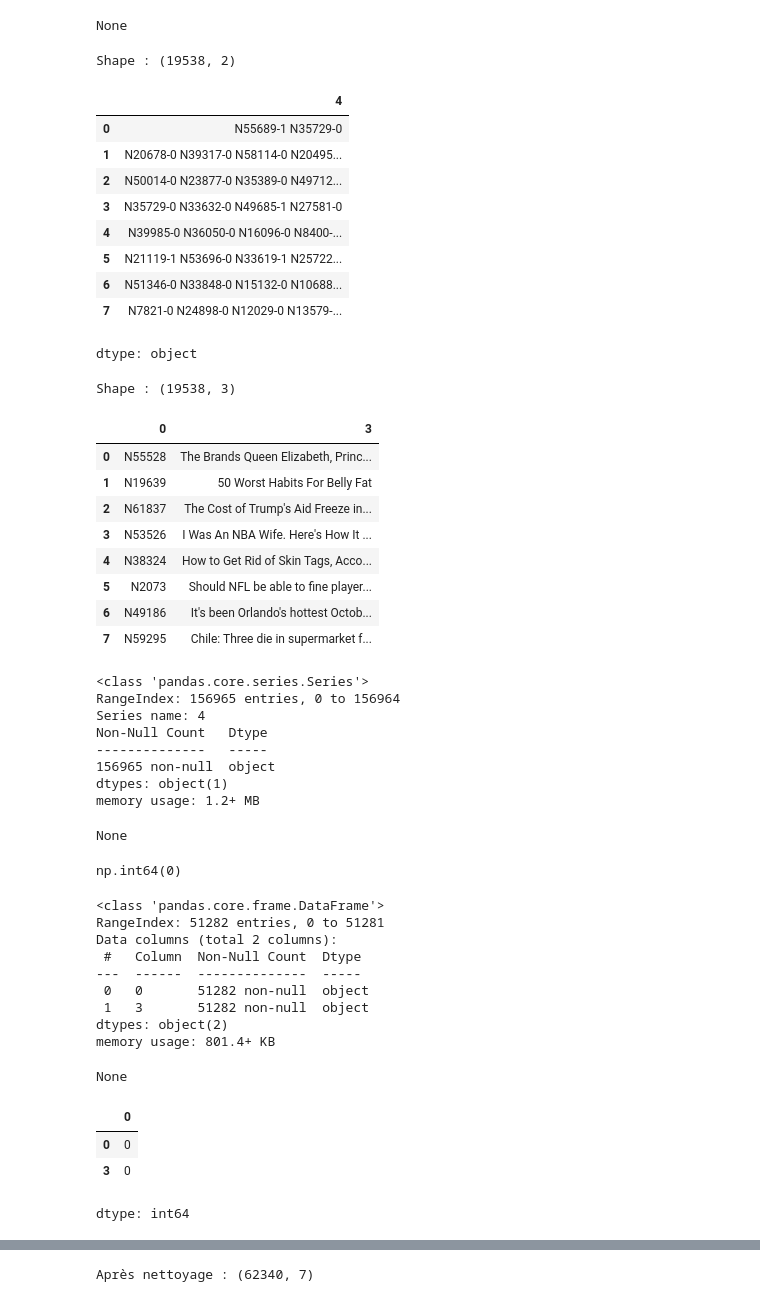
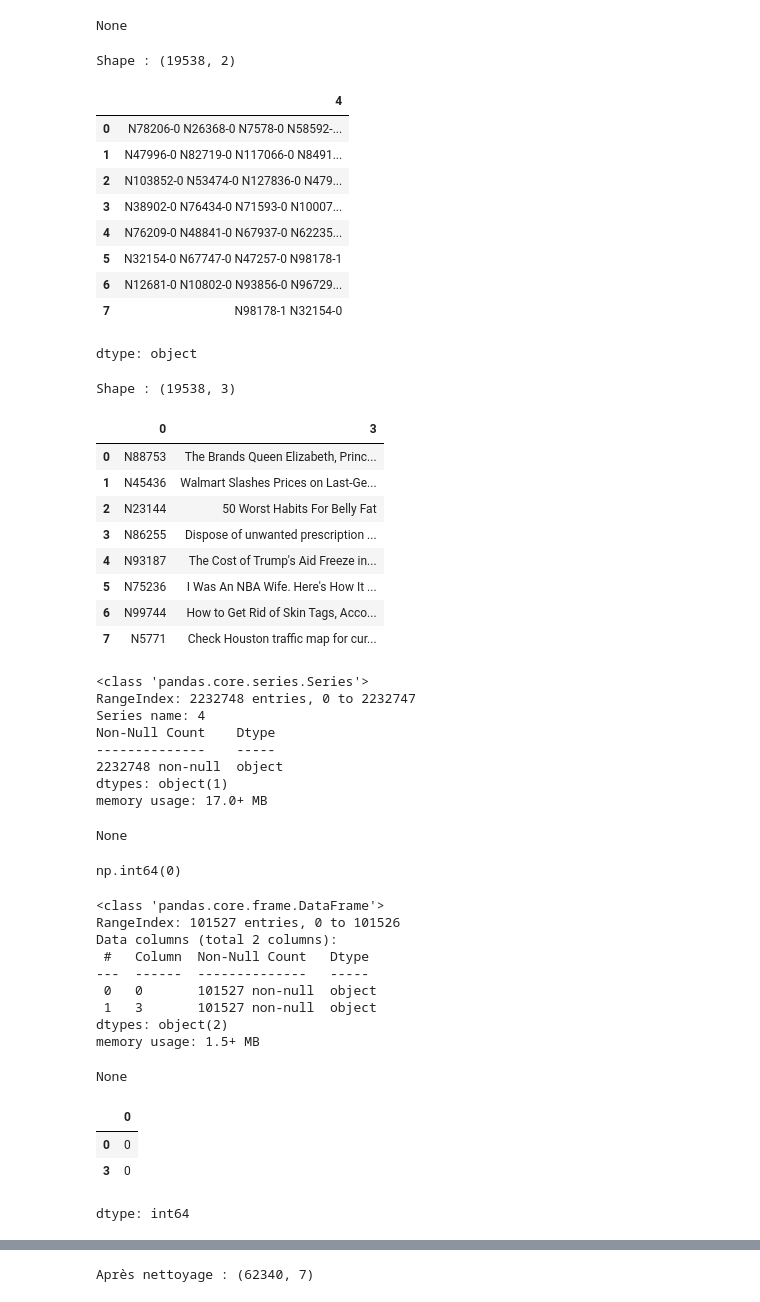
Before and after one commit to alexandre-cameron-borges/ACBorges_Clickscore_SDUDAnalytics, a Jupyter notebook: ACBorges_Clickscore_SDUDAnalytics.ipynb, the cells around one changed output, grey strips where cells are left out. Saved outputs shown, nothing was run; the diff lists cells and outputs as text; code cells hidden in the pictures.

```diff
--- a/ACBorges_Clickscore_SDUDAnalytics.ipynb
+++ b/ACBorges_Clickscore_SDUDAnalytics.ipynb
@@ -549,74 +564,74 @@ memory usage: 1.9+ MB
 None
 # %%
 # 1) Chemin vers fichier webis JSONL & 2) Charger le JSONL
-pathtableclickbait_e = "/content/drive/MyDrive/data/raw/mind/MINDsmall_train/behaviors.tsv"
-pathtableclickbait_e2 = "/content/drive/MyDrive/data/raw/mind/MINDsmall_train/news.tsv"
+pathtableclickbait_e = "/content/drive/MyDrive/data/raw/mind/MINDlarge_train/behaviors.tsv"
+pathtableclickbait_e2 = "/content/drive/MyDrive/data/raw/mind/MINDlarge_train/news.tsv"
 
 tableclickbait_e = pd.read_csv(pathtableclickbait_e, sep='\t', header=None) # header=None to avoid first row as header
 tableclickbait_e2 = pd.read_csv(pathtableclickbait_e2, sep='\t', header=None) # header=None to avoid first row as header
 
 # Récupérer les colonnes d’indice 0 et 3 pour chacun
 tableclickbait_e   = tableclickbait_e.iloc[:, 4]
 tableclickbait_e2  = tableclickbait_e2.iloc[:, [0, 3]]
 
 # Aperçu rapide
 print("Shape :", tableclickbait_d.shape)
 display(tableclickbait_e.head(8))
 
 print("Shape :", tableclickbait_d2.shape)
 display(tableclickbait_e2.head(8))
 
 # Comptage des nulls et types
 display(tableclickbait_e.info())
 display(tableclickbait_e.isnull().sum())
 
 display(tableclickbait_e2.info())
 display(tableclickbait_e2.isnull().sum())
 
 # Répartition clickbait vs non-clickbait
 #counts = tableclickbait_e['Clickbait'].value_counts() # This line will likely cause an error
 #print(counts)
 # %% [output]
 Shape : (19538, 2)
 |  | 4 |
-| 0 | N55689-1 N35729-0 |
-| 1 | N20678-0 N39317-0 N58114-0 N20495... |
-| 2 | N50014-0 N23877-0 N35389-0 N49712... |
-| 3 | N35729-0 N33632-0 N49685-1 N27581-0 |
-| 4 | N39985-0 N36050-0 N16096-0 N8400-... |
-| 5 | N21119-1 N53696-0 N33619-1 N25722... |
-| 6 | N51346-0 N33848-0 N15132-0 N10688... |
-| 7 | N7821-0 N24898-0 N12029-0 N13579-... |
+| 0 | N78206-0 N26368-0 N7578-0 N58592-... |
+| 1 | N47996-0 N82719-0 N117066-0 N8491... |
+| 2 | N103852-0 N53474-0 N127836-0 N479... |
+| 3 | N38902-0 N76434-0 N71593-0 N10007... |
+| 4 | N76209-0 N48841-0 N67937-0 N62235... |
+| 5 | N32154-0 N67747-0 N47257-0 N98178-1 |
+| 6 | N12681-0 N10802-0 N93856-0 N96729... |
+| 7 | N98178-1 N32154-0 |
 dtype: object
 Shape : (19538, 3)
 |  | 0 | 3 |
-| 0 | N55528 | The Brands Queen Elizabeth, Princ... |
-| 1 | N19639 | 50 Worst Habits For Belly Fat |
-| 2 | N61837 | The Cost of Trump's Aid Freeze in... |
-| 3 | N53526 | I Was An NBA Wife. Here's How It ... |
-| 4 | N38324 | How to Get Rid of Skin Tags, Acco... |
-| 5 | N2073 | Should NFL be able to fine player... |
-| 6 | N49186 | It's been Orlando's hottest Octob... |
-| 7 | N59295 | Chile: Three die in supermarket f... |
+| 0 | N88753 | The Brands Queen Elizabeth, Princ... |
+| 1 | N45436 | Walmart Slashes Prices on Last-Ge... |
+| 2 | N23144 | 50 Worst Habits For Belly Fat |
+| 3 | N86255 | Dispose of unwanted prescription ... |
+| 4 | N93187 | The Cost of Trump's Aid Freeze in... |
+| 5 | N75236 | I Was An NBA Wife. Here's How It ... |
+| 6 | N99744 | How to Get Rid of Skin Tags, Acco... |
+| 7 | N5771 | Check Houston traffic map for cur... |
 <class 'pandas.core.series.Series'>
-RangeIndex: 156965 entries, 0 to 156964
+RangeIndex: 2232748 entries, 0 to 2232747
 Series name: 4
-Non-Null Count   Dtype
---------------   -----
-156965 non-null  object
+Non-Null Count    Dtype
+--------------    -----
+2232748 non-null  object
 dtypes: object(1)
-memory usage: 1.2+ MB
+memory usage: 17.0+ MB
 None
 np.int64(0)
 <class 'pandas.core.frame.DataFrame'>
-RangeIndex: 51282 entries, 0 to 51281
+RangeIndex: 101527 entries, 0 to 101526
 Data columns (total 2 columns):
- #   Column  Non-Null Count  Dtype
----  ------  --------------  -----
- 0   0       51282 non-null  object
- 1   3       51282 non-null  object
+ #   Column  Non-Null Count   Dtype
+---  ------  --------------   -----
+ 0   0       101527 non-null  object
+ 1   3       101527 non-null  object
 dtypes: object(2)
-memory usage: 801.4+ KB
+memory usage: 1.5+ MB
 None
 |  | 0 |
 | 0 | 0 |
```
Also changed, not shown: parts of 14 cells of this notebook.
